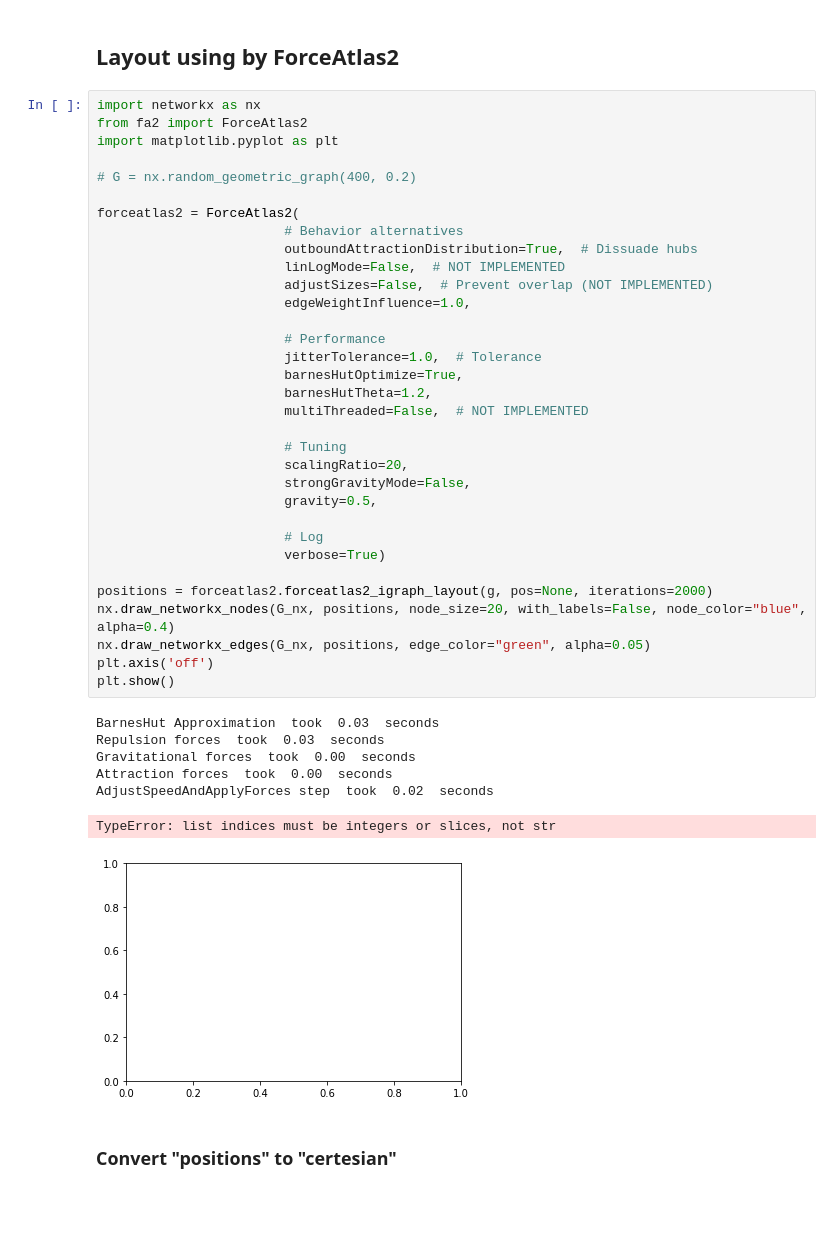
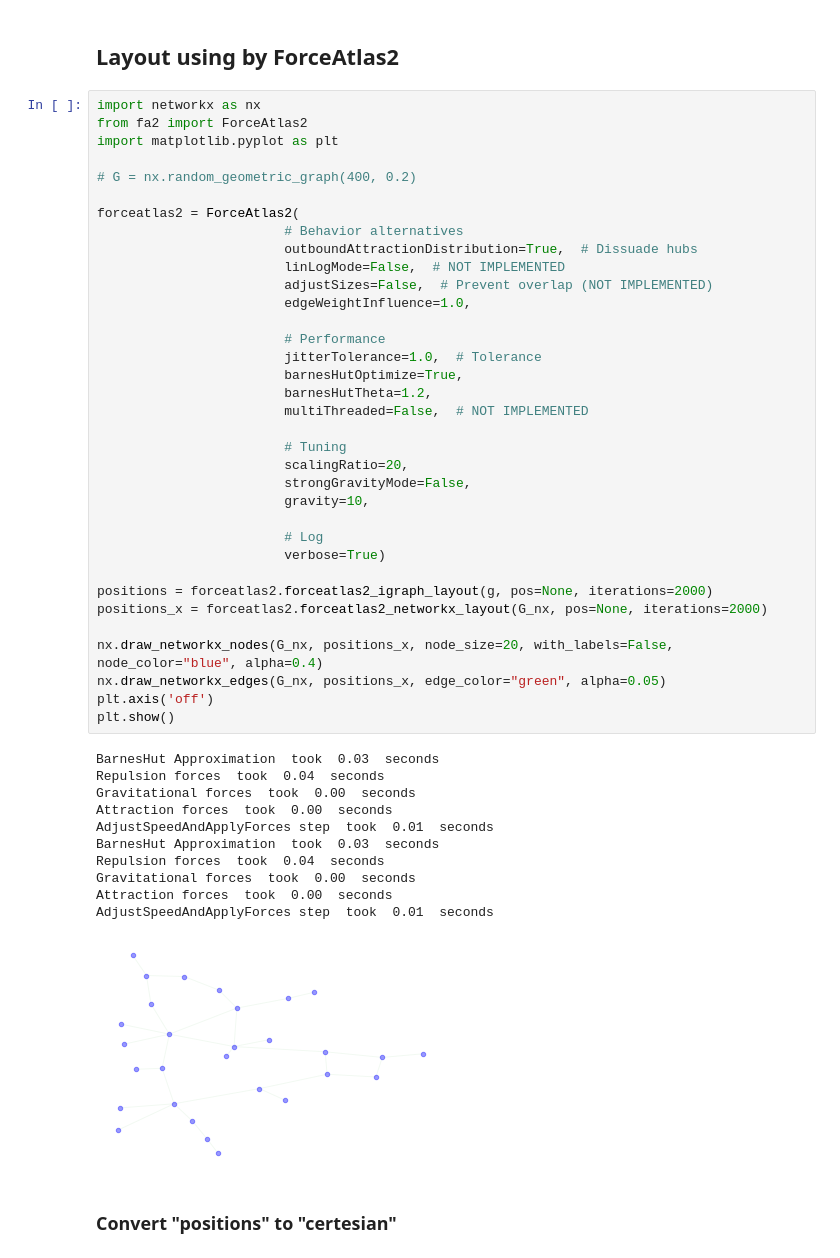
Before and after one commit to idekerlab/Automatic_graph_visualizer, a Jupyter notebook: workflow_Rtopy_ndex.ipynb, the cells around one changed output. Saved outputs shown, nothing was run; the diff lists cells and outputs as text; blank space fills up the shorter version.

Commit message:
apply CyRest

```diff
--- a/workflow_Rtopy_ndex.ipynb
+++ b/workflow_Rtopy_ndex.ipynb
@@ -198,40 +198,46 @@ import matplotlib.pyplot as plt
 
 # G = nx.random_geometric_graph(400, 0.2)
 
 forceatlas2 = ForceAtlas2(
                         # Behavior alternatives
                         outboundAttractionDistribution=True,  # Dissuade hubs
                         linLogMode=False,  # NOT IMPLEMENTED
                         adjustSizes=False,  # Prevent overlap (NOT IMPLEMENTED)
                         edgeWeightInfluence=1.0,
 
                         # Performance
                         jitterTolerance=1.0,  # Tolerance
                         barnesHutOptimize=True,
                         barnesHutTheta=1.2,
                         multiThreaded=False,  # NOT IMPLEMENTED
 
                         # Tuning
                         scalingRatio=20,
                         strongGravityMode=False,
-                        gravity=0.5,
+                        gravity=10,
 
                         # Log
                         verbose=True)
 
 positions = forceatlas2.forceatlas2_igraph_layout(g, pos=None, iterations=2000)
-nx.draw_networkx_nodes(G_nx, positions, node_size=20, with_labels=False, node_color="blue", alpha=0.4)
-nx.draw_networkx_edges(G_nx, positions, edge_color="green", alpha=0.05)
+positions_x = forceatlas2.forceatlas2_networkx_layout(G_nx, pos=None, iterations=2000)
+
+nx.draw_networkx_nodes(G_nx, positions_x, node_size=20, with_labels=False, node_color="blue", alpha=0.4)
+nx.draw_networkx_edges(G_nx, positions_x, edge_color="green", alpha=0.05)
 plt.axis('off')
 plt.show()
 # %% [output]
 BarnesHut Approximation  took  0.03  seconds
-Repulsion forces  took  0.03  seconds
+Repulsion forces  took  0.04  seconds
 Gravitational forces  took  0.00  seconds
 Attraction forces  took  0.00  seconds
-AdjustSpeedAndApplyForces step  took  0.02  seconds
+AdjustSpeedAndApplyForces step  took  0.01  seconds
+BarnesHut Approximation  took  0.03  seconds
+Repulsion forces  took  0.04  seconds
+Gravitational forces  took  0.00  seconds
+Attraction forces  took  0.00  seconds
+AdjustSpeedAndApplyForces step  took  0.01  seconds
-TypeError: list indices must be integers or slices, not str
-[figure, old version]
+[figure, new version]
 # %% [markdown]
 ### Convert "positions" to "certesian"
 # %%
```
Also changed, not shown: parts of 1 cell of this notebook.
